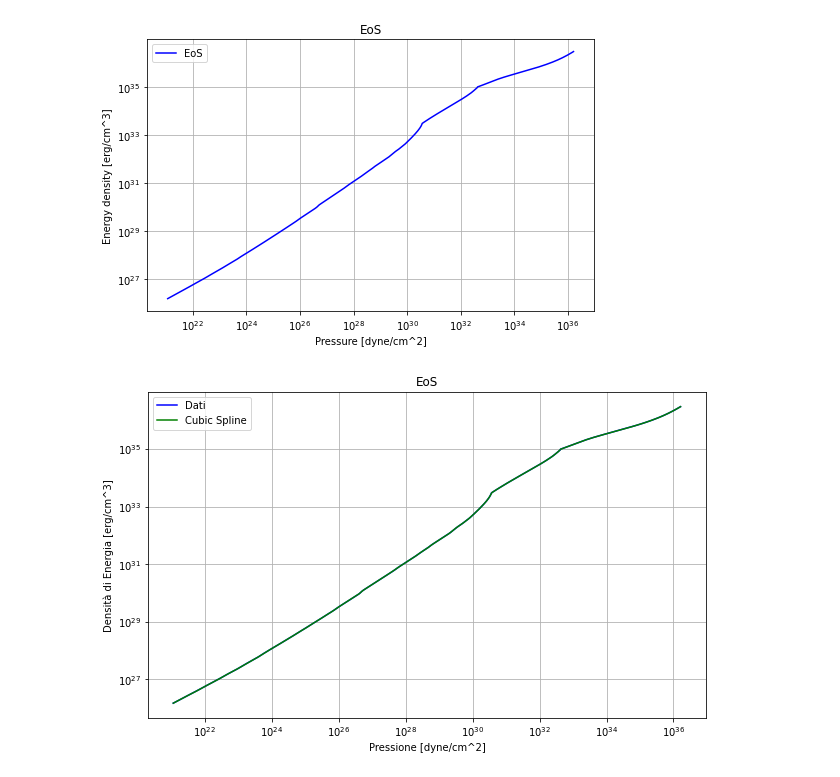
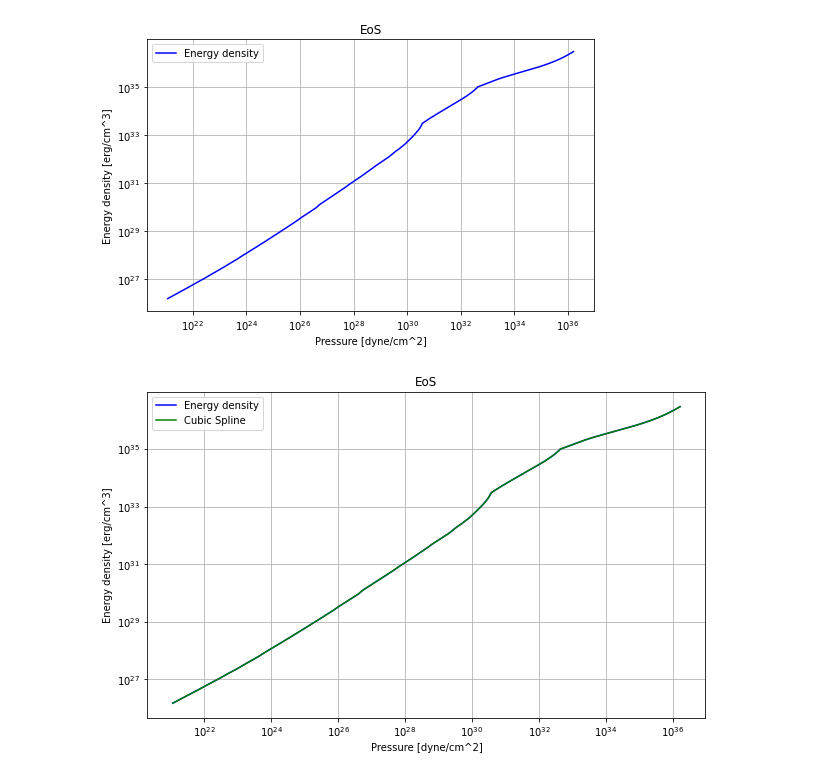
Before and after one commit to MariaLuciaMarcelli/White-Dwarfs-and-Neutron-Stars, a Jupyter notebook: Neutron Stars compOSE/Neutron_stars_compOSE_RMF3T=0.ipynb, the cells around one changed output. Saved outputs shown, nothing was run; the diff lists cells and outputs as text; code cells hidden in the pictures.

```diff
--- a/Neutron Stars compOSE/Neutron_stars_compOSE_RMF3T=0.ipynb
+++ b/Neutron Stars compOSE/Neutron_stars_compOSE_RMF3T=0.ipynb
@@ -27,17 +27,17 @@ e = df["energy"]
 # %%
 # Eos
 plt.figure(figsize=(8, 5))
-plt.plot(p, e, 'b-', label="EoS")
+plt.plot(p, e, 'b-', label="Energy density")
 plt.xlabel('Pressure [dyne/cm^2]')
 plt.xscale("log")
 plt.yscale("log")
 plt.ylabel('Energy density [erg/cm^3]')
 plt.legend()
 plt.title('EoS')
 plt.grid()
 plt.show()
 # %% [output]
-[figure, old version]
+[figure, new version]
 # %%
 eos=CubicSpline(p,e)
 
@@ -46,10 +46,10 @@ energy_fit_cubic_spline = eos(pressure_fine)
 
 
 plt.figure(figsize=(10, 6))
-plt.plot(p, e, 'b-', label='Dati')
+plt.plot(p, e, 'b-', label='Energy density')
 plt.plot(pressure_fine, energy_fit_cubic_spline, 'g-', label='Cubic Spline')
-plt.xlabel('Pressione [dyne/cm^2]')
-plt.ylabel('Densità di Energia [erg/cm^3]')
+plt.xlabel('Pressure [dyne/cm^2]')
+plt.ylabel('Energy density [erg/cm^3]')
 plt.xscale("log")
 plt.yscale("log")
 plt.title('EoS')
@@ -57,7 +57,7 @@ plt.legend()
 plt.grid(True)
 plt.show()
 # %% [output]
-[figure, old version]
+[figure, new version]
 # %%
 def tov_equations(r, y):
     p, m = y
```
Also changed, not shown: parts of 2 cells of this notebook, 3 other files.
